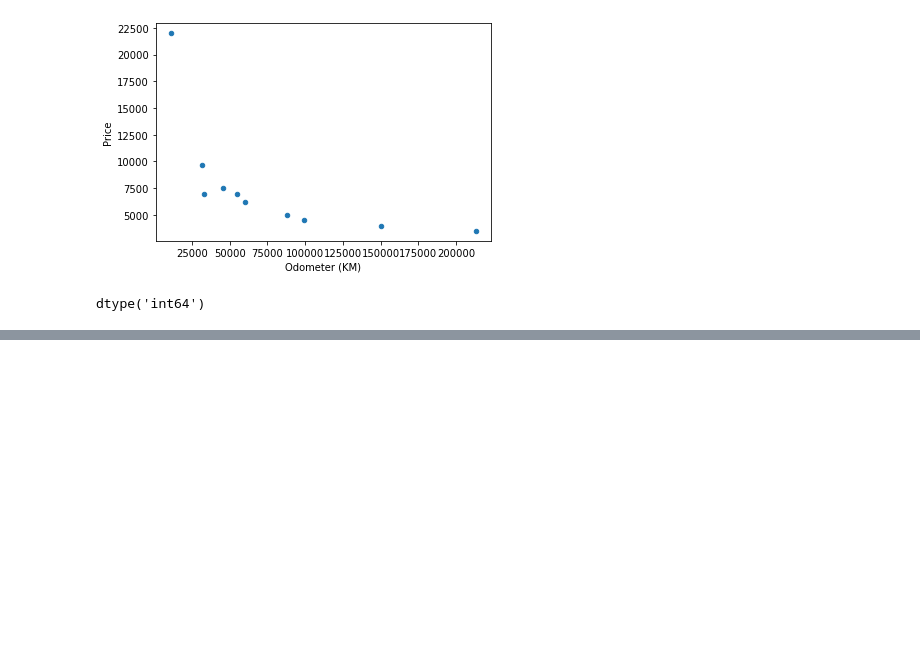
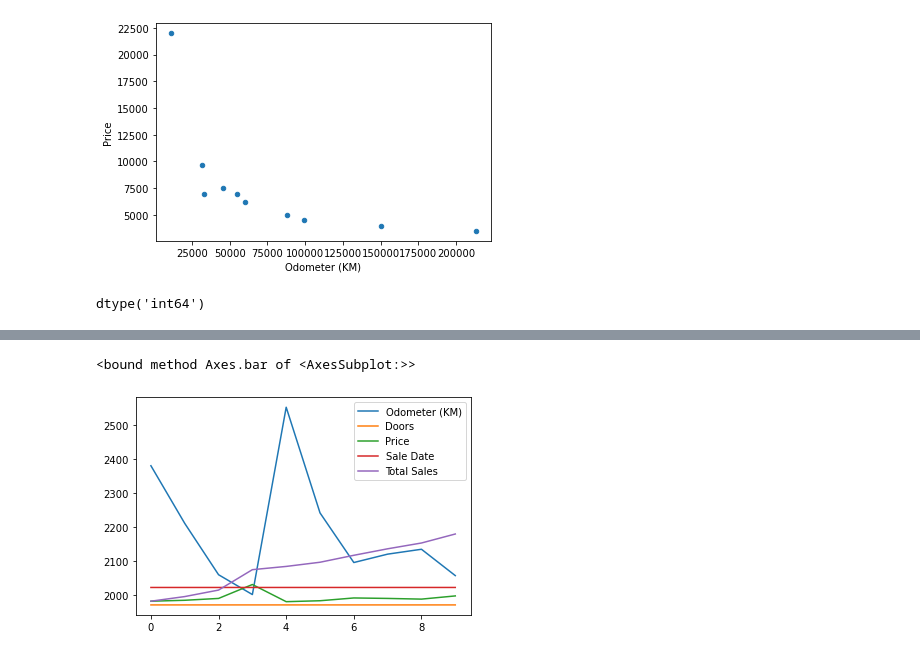
Before and after one commit to edwardsmoses/first-machine-learning-project, a Jupyter notebook: introduction-to-matplotlib.ipynb, the cells around one changed output, grey strips where cells are left out. Drawn from its saved outputs; the diff is of its cells as text; code cells hidden in the pictures; blank space fills up the shorter version.

```diff
--- a/introduction-to-matplotlib.ipynb
+++ b/introduction-to-matplotlib.ipynb
@@ -458,0 +514,5 @@ dtype('int64')
+# %%
+car_sales.plot().bar
+# %% [output]
+<bound method Axes.bar of <AxesSubplot:>>
+[figure, added]
```
Also changed, not shown: parts of 24 cells of this notebook.
